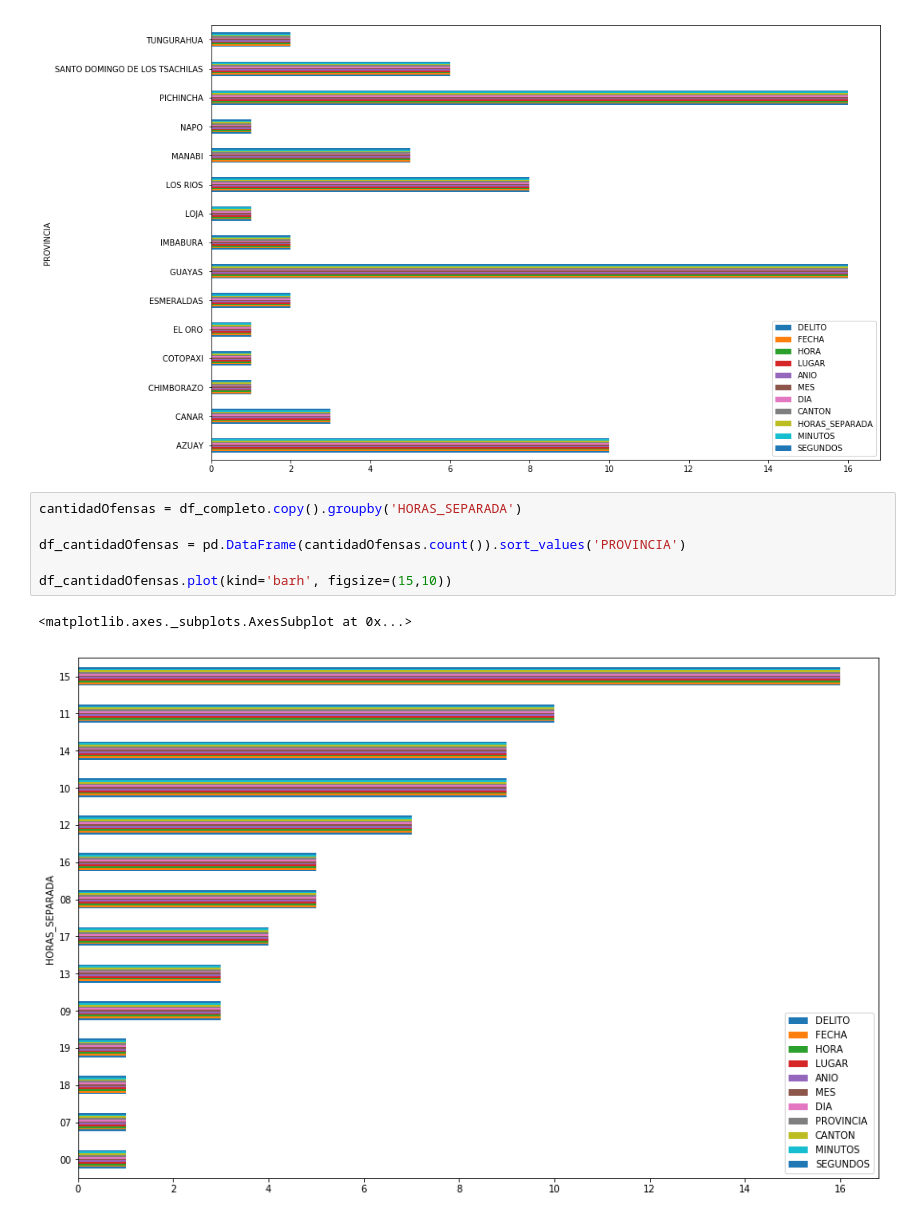
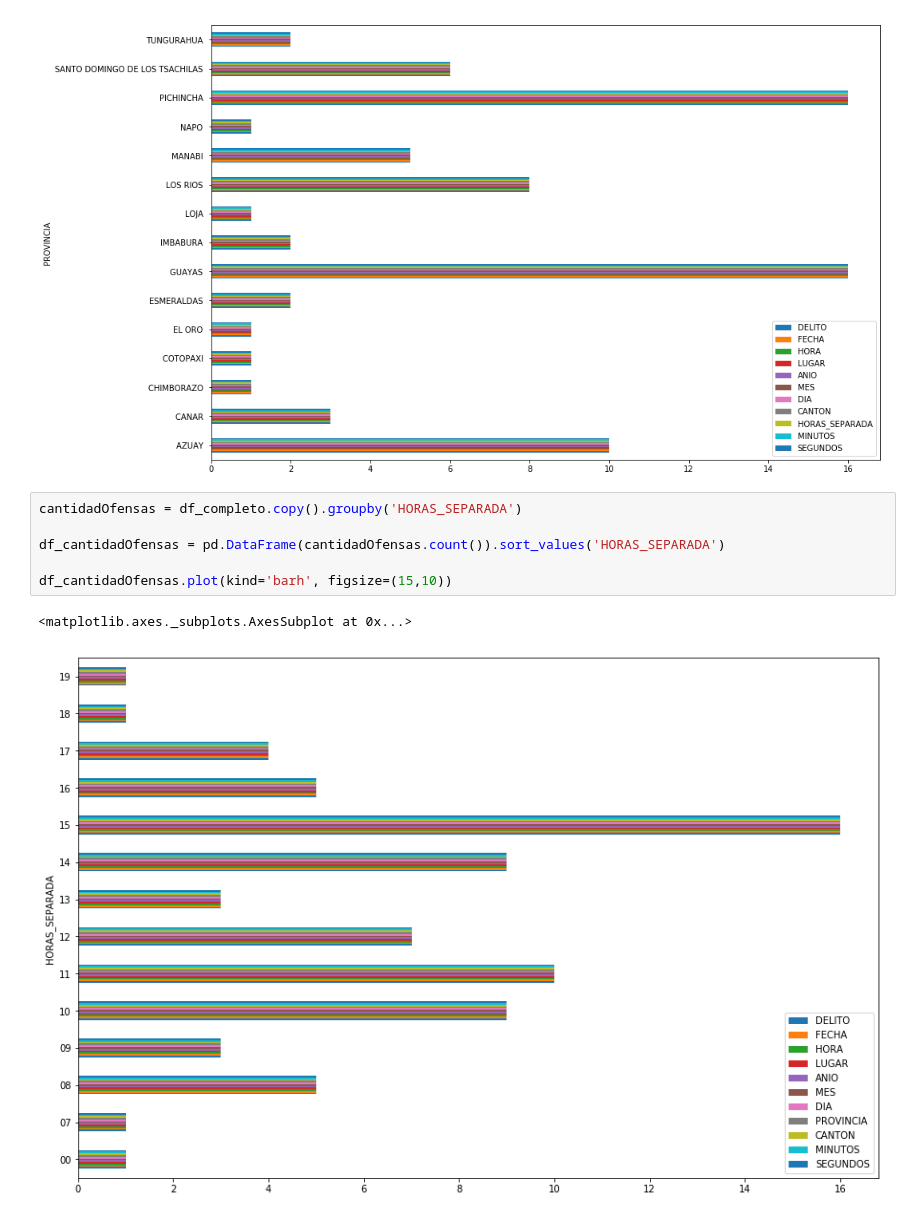
Before and after one commit to 2019-a-gr1-python/py-alvarez-naranjo-miguel-esteban, a Jupyter notebook: Proyecto 2do Bim/scrapyDelitosEC/Proyecto2Bim-DelitosEC.ipynb, the cells around one changed output. Saved outputs shown, nothing was run; the diff lists cells and outputs as text.

```diff
--- a/Proyecto 2do Bim/scrapyDelitosEC/Proyecto2Bim-DelitosEC.ipynb
+++ b/Proyecto 2do Bim/scrapyDelitosEC/Proyecto2Bim-DelitosEC.ipynb
@@ -84,12 +84,12 @@ df_cantidadOfensas.plot(kind='barh', figsize=(15,10))
 # %%
 cantidadOfensas = df_completo.copy().groupby('HORAS_SEPARADA')
 
-df_cantidadOfensas = pd.DataFrame(cantidadOfensas.count()).sort_values('PROVINCIA')
+df_cantidadOfensas = pd.DataFrame(cantidadOfensas.count()).sort_values('HORAS_SEPARADA')
 
 df_cantidadOfensas.plot(kind='barh', figsize=(15,10))
 # %% [output]
 <matplotlib.axes._subplots.AxesSubplot at 0x...>
-[figure, old version]
+[figure, new version]
 # %%
 cantidadOfensas = df_completo.copy().groupby('MES')
 
```
Also changed, not shown: parts of 1 cell of this notebook, 10 other files.
